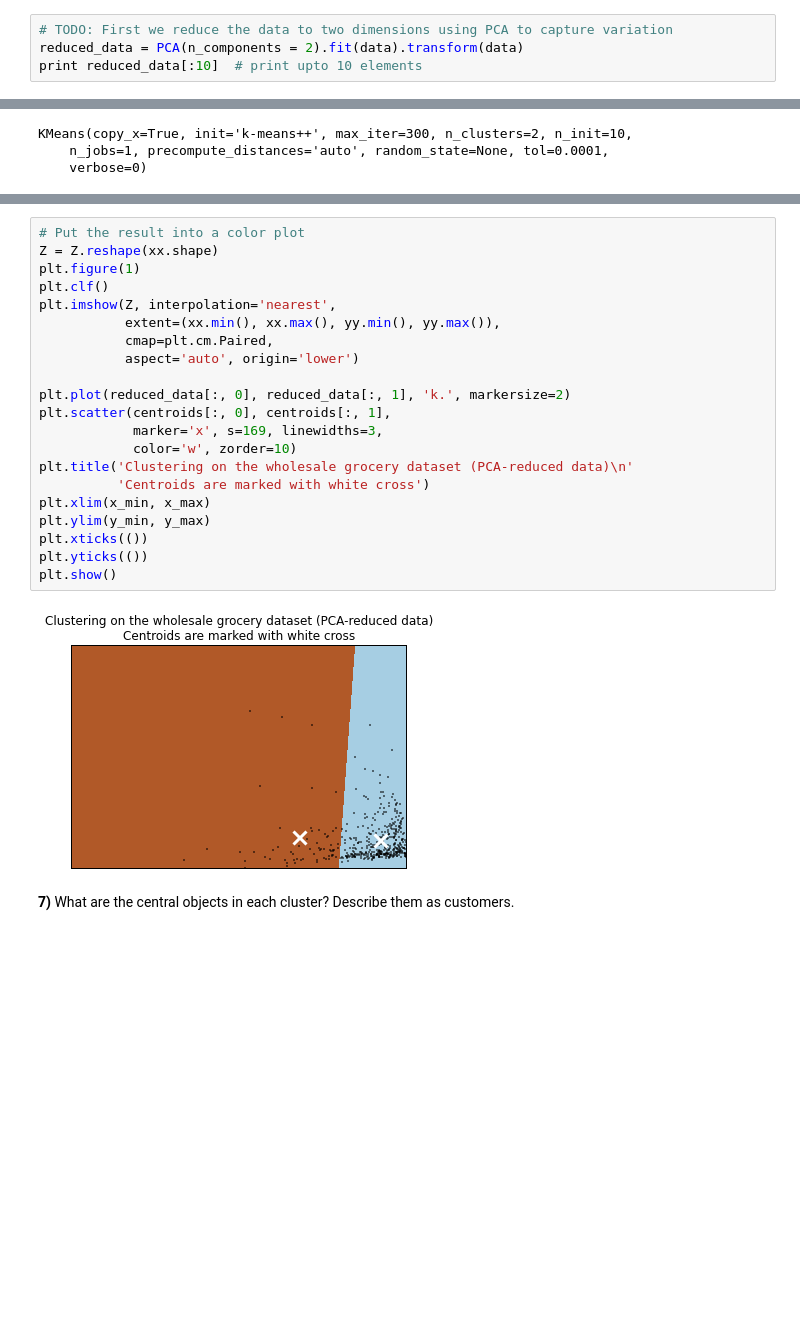
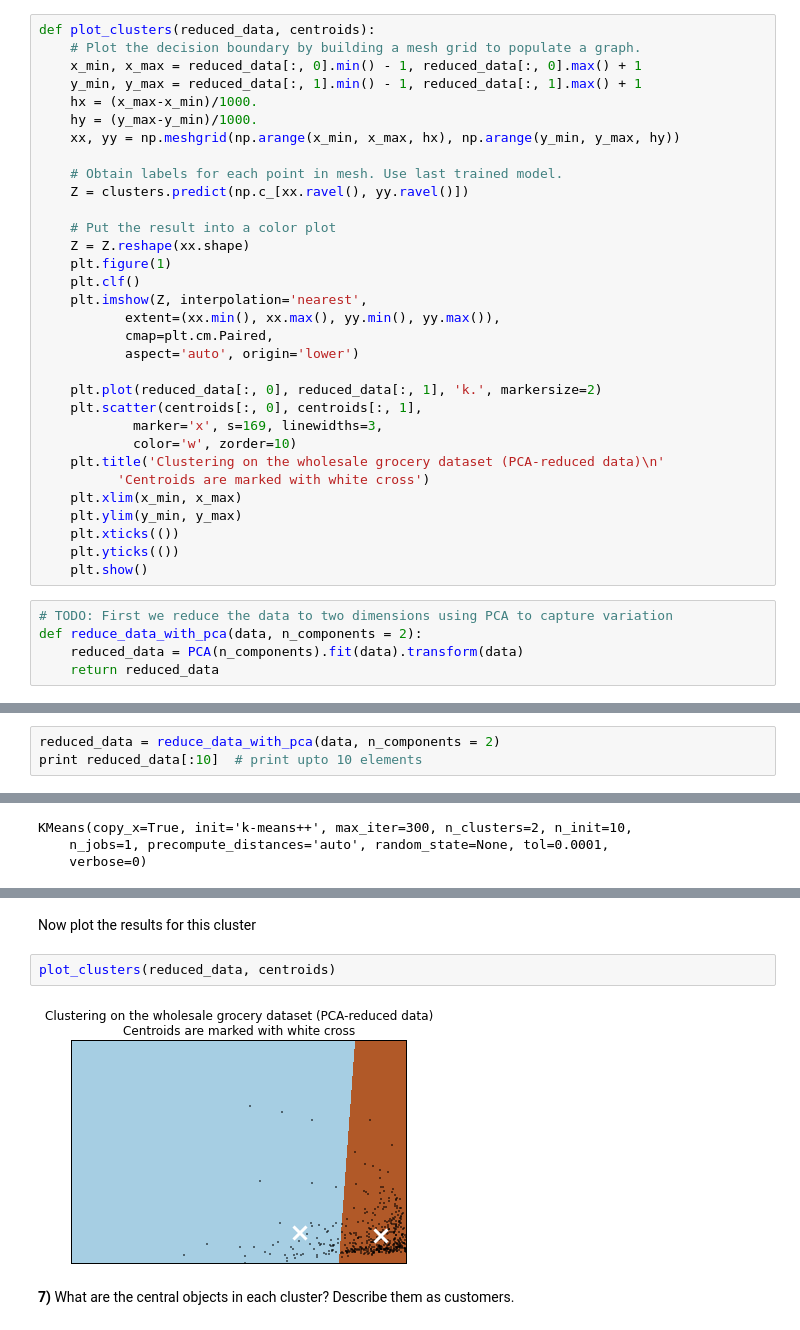
Before and after one commit to markstrefford/P3---Customer-Segments, a Jupyter notebook: customer_segments.ipynb, the cells around one changed output, grey strips where cells are left out. Drawn from its saved outputs; the diff is of its cells as text; blank space fills up the shorter version.

```diff
--- a/customer_segments.ipynb
+++ b/customer_segments.ipynb
@@ -147,4 +181,37 @@ from sklearn.mixture import GMM
+# %%
+def plot_clusters(reduced_data, centroids):
+    # Plot the decision boundary by building a mesh grid to populate a graph.
+    x_min, x_max = reduced_data[:, 0].min() - 1, reduced_data[:, 0].max() + 1
+    y_min, y_max = reduced_data[:, 1].min() - 1, reduced_data[:, 1].max() + 1
+    hx = (x_max-x_min)/1000.
+    hy = (y_max-y_min)/1000.
+    xx, yy = np.meshgrid(np.arange(x_min, x_max, hx), np.arange(y_min, y_max, hy))
+
+    # Obtain labels for each point in mesh. Use last trained model.
+    Z = clusters.predict(np.c_[xx.ravel(), yy.ravel()])
+
+    # Put the result into a color plot
+    Z = Z.reshape(xx.shape)
+    plt.figure(1)
+    plt.clf()
+    plt.imshow(Z, interpolation='nearest',
+           extent=(xx.min(), xx.max(), yy.min(), yy.max()),
+           cmap=plt.cm.Paired,
+           aspect='auto', origin='lower')
+
+    plt.plot(reduced_data[:, 0], reduced_data[:, 1], 'k.', markersize=2)
+    plt.scatter(centroids[:, 0], centroids[:, 1],
+            marker='x', s=169, linewidths=3,
+            color='w', zorder=10)
+    plt.title('Clustering on the wholesale grocery dataset (PCA-reduced data)\n'
+          'Centroids are marked with white cross')
+    plt.xlim(x_min, x_max)
+    plt.ylim(y_min, y_max)
+    plt.xticks(())
+    plt.yticks(())
+    plt.show()
 # %%
 # TODO: First we reduce the data to two dimensions using PCA to capture variation
-reduced_data = PCA(n_components = 2).fit(data).transform(data)
-print reduced_data[:10]  # print upto 10 elements
+def reduce_data_with_pca(data, n_components = 2):
+    reduced_data = PCA(n_components).fit(data).transform(data)
+    return reduced_data
@@ -161,0 +218,3 @@ print reduced_data[:10]  # print upto 10 elements
+# %%
+reduced_data = reduce_data_with_pca(data, n_components = 2)
+print reduced_data[:10]  # print upto 10 elements
@@ -190,26 +250,9 @@ print centroids
-# %%
-# Put the result into a color plot
-Z = Z.reshape(xx.shape)
-plt.figure(1)
-plt.clf()
-plt.imshow(Z, interpolation='nearest',
-           extent=(xx.min(), xx.max(), yy.min(), yy.max()),
-           cmap=plt.cm.Paired,
-           aspect='auto', origin='lower')
-
-plt.plot(reduced_data[:, 0], reduced_data[:, 1], 'k.', markersize=2)
-plt.scatter(centroids[:, 0], centroids[:, 1],
-            marker='x', s=169, linewidths=3,
-            color='w', zorder=10)
-plt.title('Clustering on the wholesale grocery dataset (PCA-reduced data)\n'
-          'Centroids are marked with white cross')
-plt.xlim(x_min, x_max)
-plt.ylim(y_min, y_max)
-plt.xticks(())
-plt.yticks(())
-plt.show()
-# %% [output]
-[figure, removed]
+# %% [markdown]
+Now plot the results for this cluster
+# %%
+plot_clusters(reduced_data, centroids)
+# %% [output]
+[figure, added]
 # %% [markdown]
 **7)** What are the central objects in each cluster? Describe them as customers.
 # %% [markdown]
```
Also changed, not shown: parts of 14 cells of this notebook.
